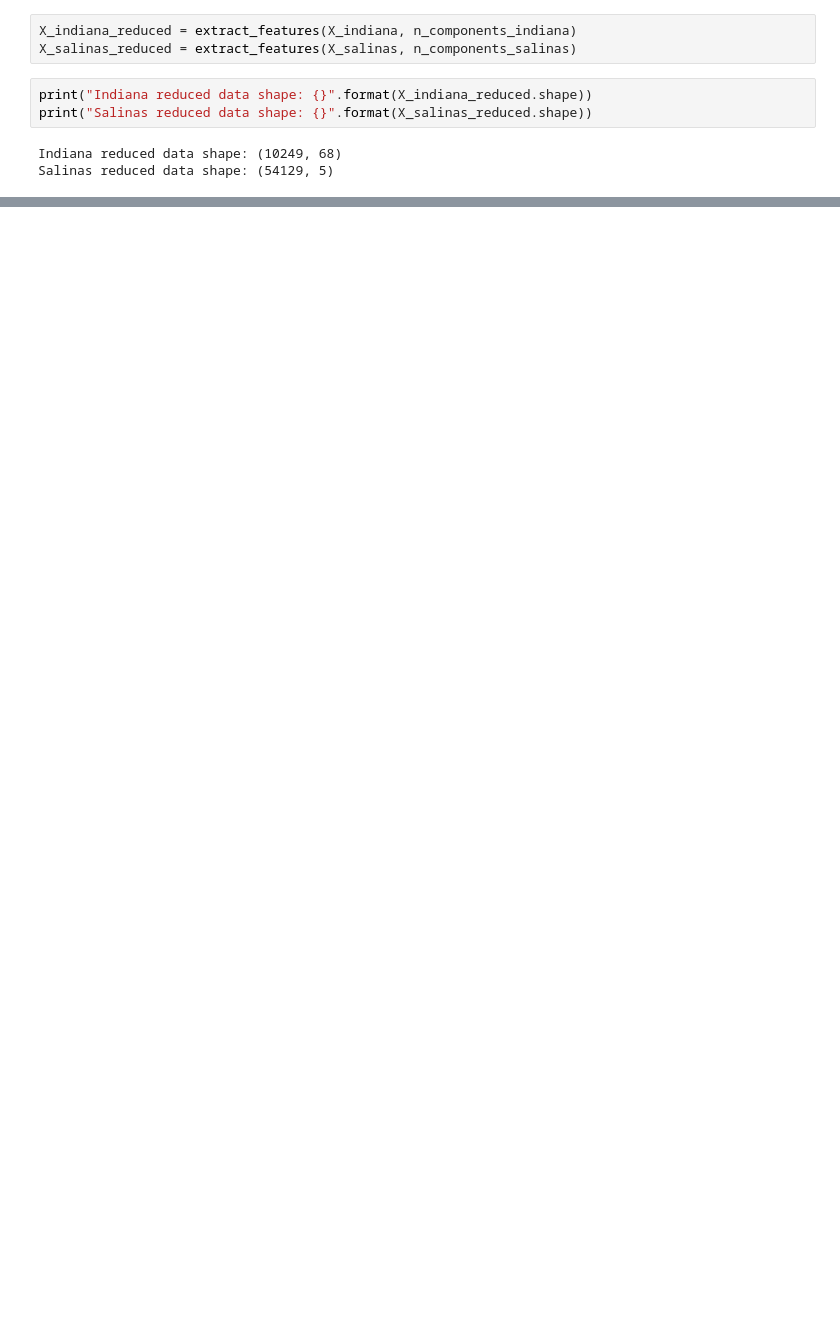
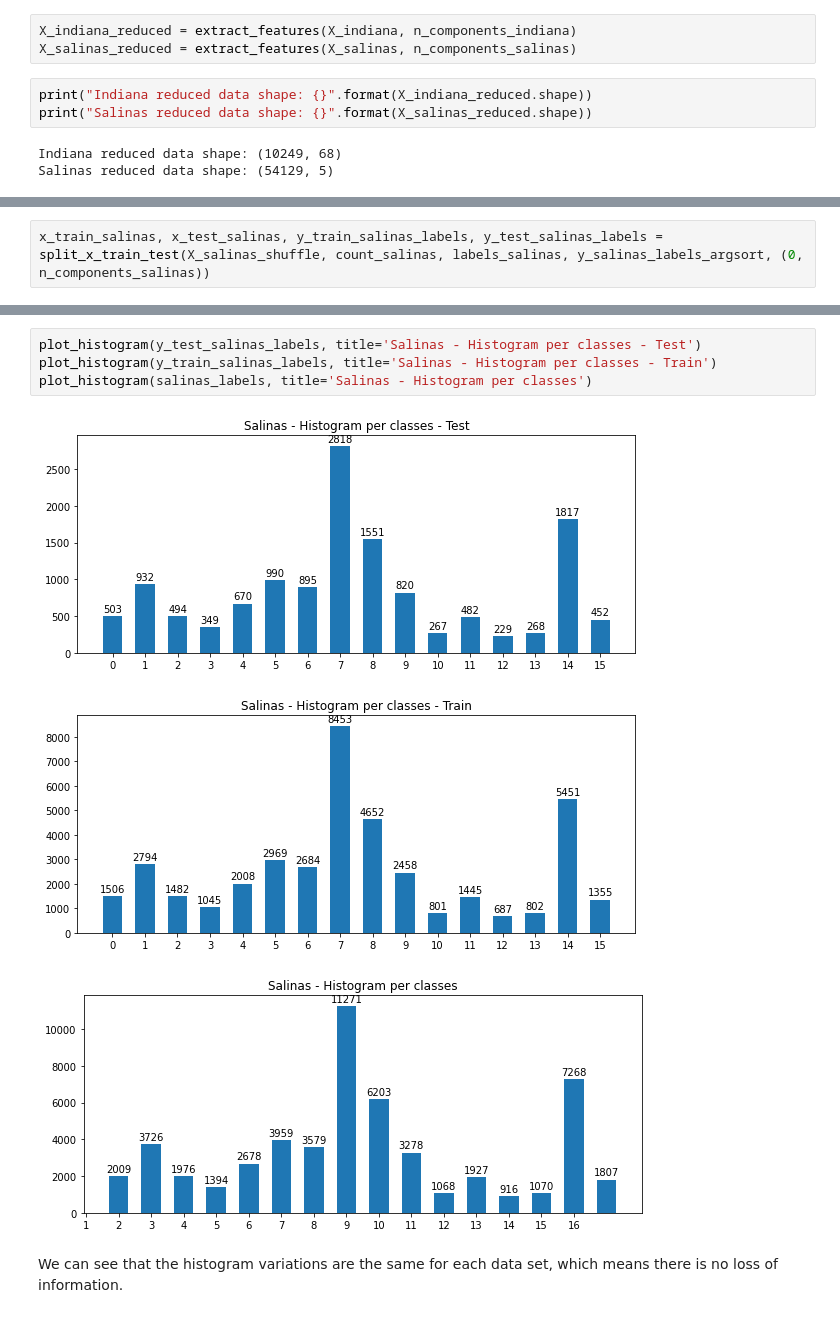
Before and after one commit to SabineHU/projet-IML, a Jupyter notebook: src/supervised_OnevOne_SVC.ipynb, the cells around one changed output, grey strips where cells are left out. Cells and saved outputs as stored; diff of their text form; blank space fills up the shorter version.

```diff
--- a/src/supervised_OnevOne_SVC.ipynb
+++ b/src/supervised_OnevOne_SVC.ipynb
@@ -112,0 +129,2 @@ y_test shape: (2562,)
+# %%
+x_train_salinas, x_test_salinas, y_train_salinas_labels, y_test_salinas_labels = split_x_train_test(X_salinas_shuffle, count_salinas, labels_salinas, y_salinas_labels_argsort, (0, n_components_salinas))
@@ -112,0 +179,10 @@ y_test shape: (2562,)
+# %%
+plot_histogram(y_test_salinas_labels, title='Salinas - Histogram per classes - Test')
+plot_histogram(y_train_salinas_labels, title='Salinas - Histogram per classes - Train')
+plot_histogram(salinas_labels, title='Salinas - Histogram per classes')
+# %% [output]
+[figure, added]
+[figure, added]
+[figure, added]
+# %% [markdown]
+We can see that the histogram variations are the same for each data set, which means there is no loss of information.
```
Also changed, not shown: parts of 75 cells of this notebook, 3 other files.
